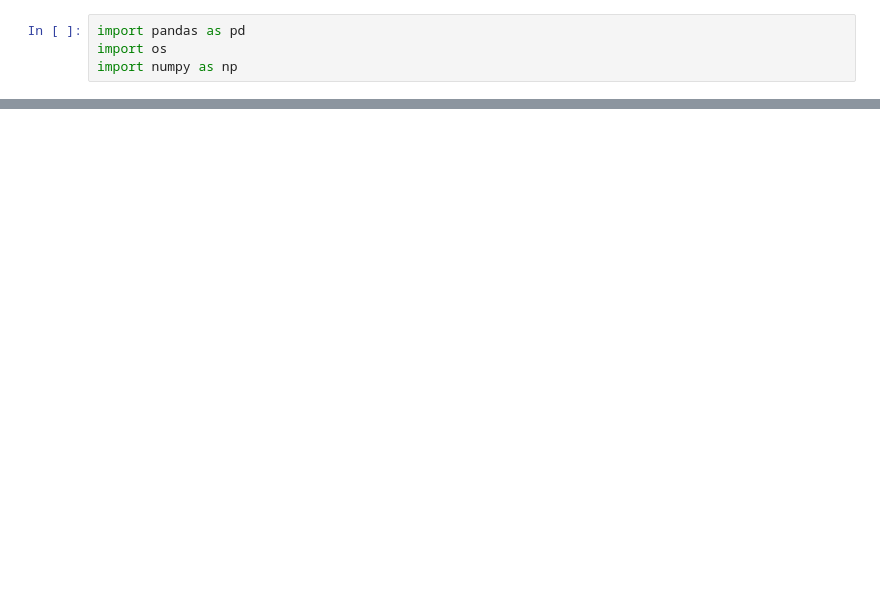
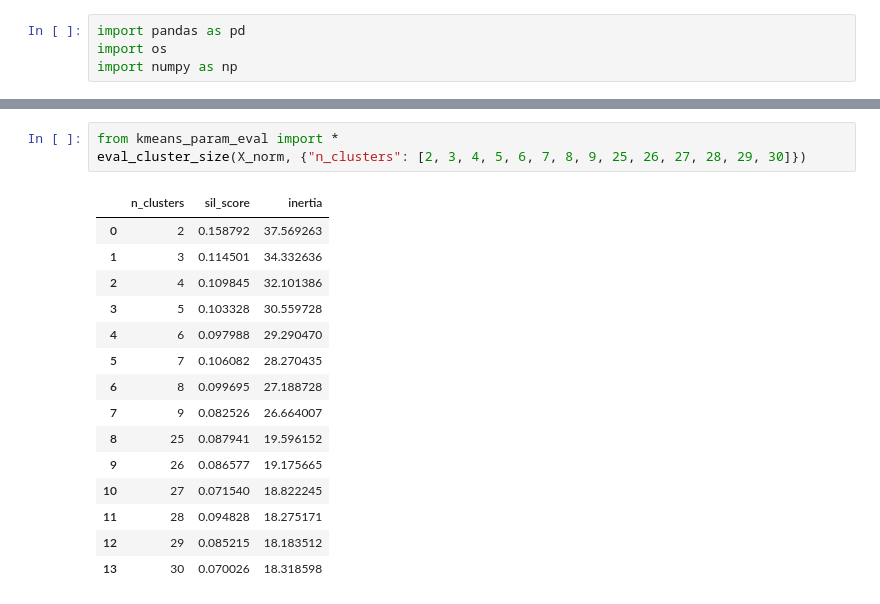
Before and after one commit to mfknie/charactour_2020, a Jupyter notebook: jupyter_notebooks/agg_genre_5-01-2020.ipynb, the cells around one changed output, grey strips where cells are left out. Drawn from its saved outputs; the diff is of its cells as text; blank space fills up the shorter version.

```diff
--- a/jupyter_notebooks/agg_genre_5-01-2020.ipynb
+++ b/jupyter_notebooks/agg_genre_5-01-2020.ipynb
@@ -39,0 +86,19 @@ Index(['Unnamed: 0', 'Unnamed: 1', 'Unnamed: 2', 'Fans', 'Unnamed: 4',
+# %%
+from kmeans_param_eval import *
+eval_cluster_size(X_norm, {"n_clusters": [2, 3, 4, 5, 6, 7, 8, 9, 25, 26, 27, 28, 29, 30]})
+# %% [output]
+|  | n_clusters | sil_score | inertia |
+| 0 | 2 | 0.158792 | 37.569263 |
+| 1 | 3 | 0.114501 | 34.332636 |
+| 2 | 4 | 0.109845 | 32.101386 |
+| 3 | 5 | 0.103328 | 30.559728 |
+| 4 | 6 | 0.097988 | 29.290470 |
+| 5 | 7 | 0.106082 | 28.270435 |
+| 6 | 8 | 0.099695 | 27.188728 |
+| 7 | 9 | 0.082526 | 26.664007 |
+| 8 | 25 | 0.087941 | 19.596152 |
+| 9 | 26 | 0.086577 | 19.175665 |
+| 10 | 27 | 0.071540 | 18.822245 |
+| 11 | 28 | 0.094828 | 18.275171 |
+| 12 | 29 | 0.085215 | 18.183512 |
+| 13 | 30 | 0.070026 | 18.318598 |
```
Also changed, not shown: parts of 19 cells of this notebook, 9 other files.
